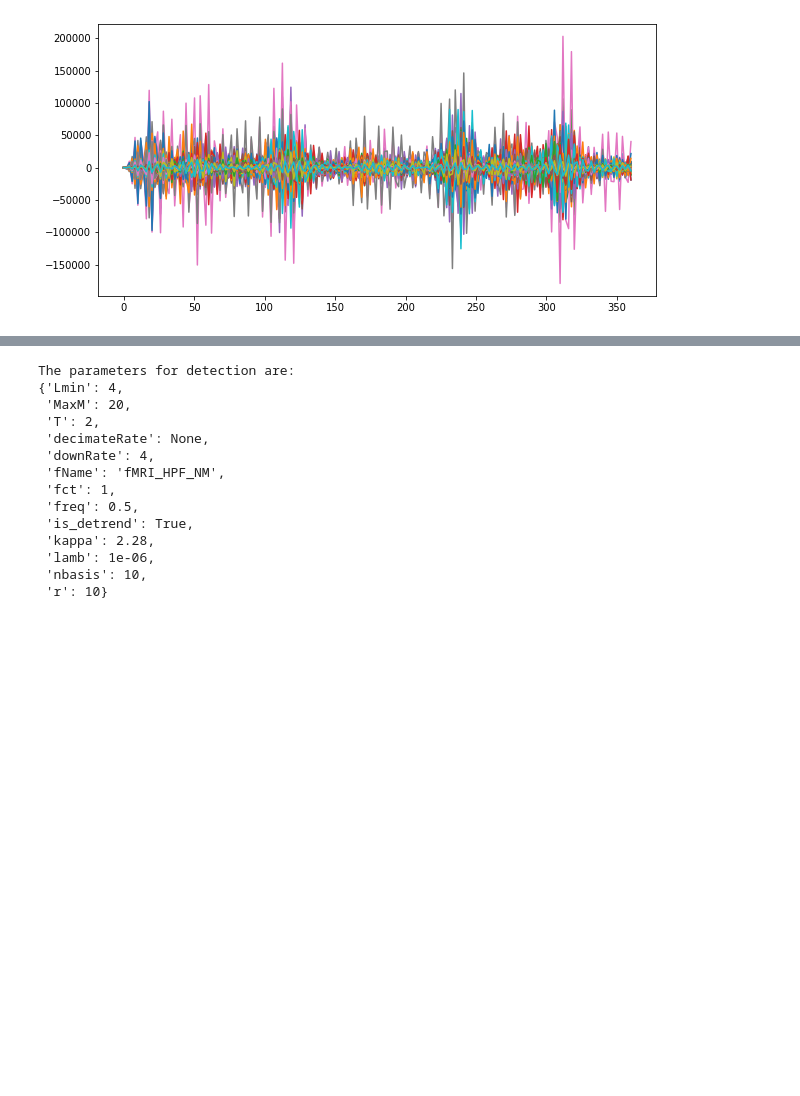
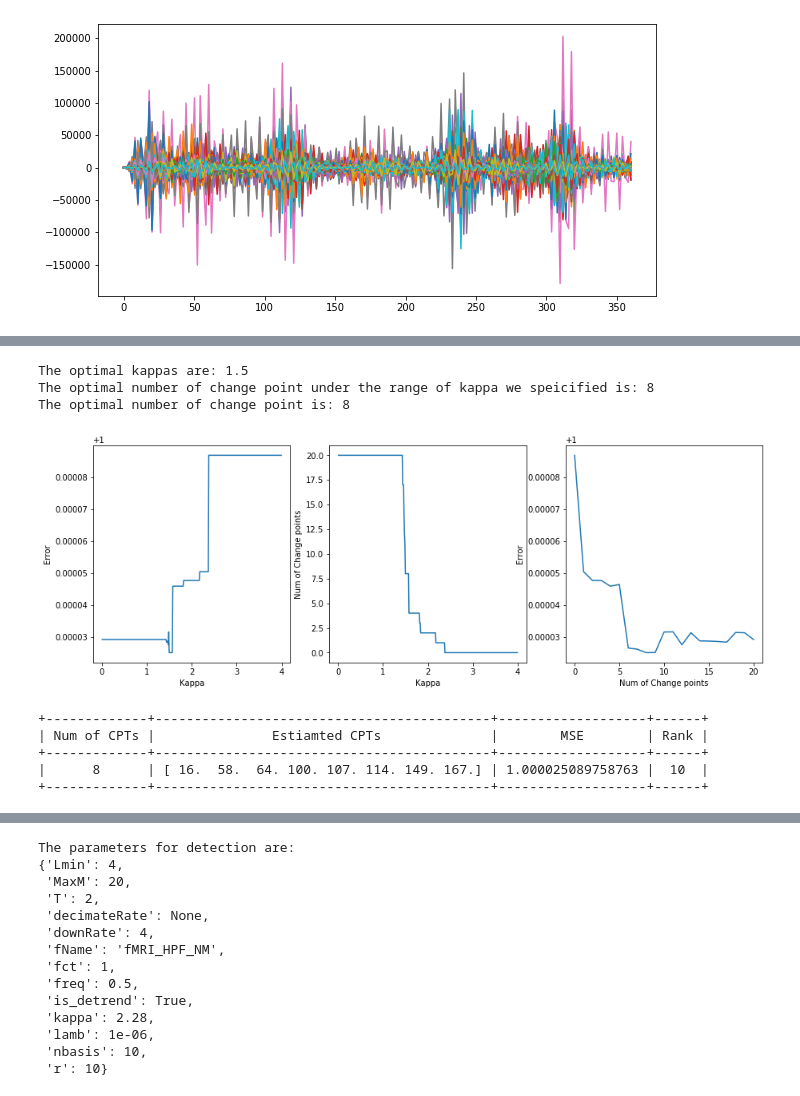
Before and after one commit to JINhuaqing/TVDN-simu, a Jupyter notebook: realdata/fMRIHPF0921.ipynb, the cells around one changed output, grey strips where cells are left out. Saved outputs shown, nothing was run; the diff lists cells and outputs as text; code cells hidden in the pictures; blank space fills up the shorter version.

```diff
--- a/realdata/fMRIHPF0921.ipynb
+++ b/realdata/fMRIHPF0921.ipynb
@@ -1090,0 +1176,9 @@ fMRIDet.PlotEcpts()
+# %%
+rIdx, kappaIdx = np.unravel_index(np.argmin(MSEs),MSEs.shape)
+optRank = ranks[rIdx]
+optKappa = kappas[kappaIdx]
+# %%
+fMRIDet = TVDNDetect1(Ymat=hpffMRI, ReconXmat=ReconXmatNewBspStep, numStep=1,
+                        saveDir=None, dataType="fMRI", Lmin=4, downRate=4, fct=1, T=2, MaxM=20,
+                        fName="fMRI_HPF", r=optRank, kappa=optKappa, freq=0.5, lamb=1e-3,
+                          decimateRate=None, is_detrend=True)
@@ -1090,0 +1226,12 @@ fMRIDet.PlotEcpts()
+# %%
+print("The optimal kappas are:", fMRIDet.optKappa)
+print("The optimal number of change point under the range of kappa we speicified is:", fMRIDet.optKappaOptNumChg)
+print("The optimal number of change point is:", fMRIDet.optNumChg)
+# %% [output]
+The optimal kappas are: 1.5
+The optimal number of change point under the range of kappa we speicified is: 8
+The optimal number of change point is: 8
+# %%
+fMRIDet.PlotKappaErrCurve()
+# %% [output]
+[figure, added]
@@ -1090,0 +1240,8 @@ fMRIDet.PlotEcpts()
+# %%
+print(fMRIDet)
+# %% [output]
++-------------+-------------------------------------------+-------------------+------+
+| Num of CPTs |               Estiamted CPTs              |        MSE        | Rank |
++-------------+-------------------------------------------+-------------------+------+
+|      8      | [ 16.  58.  64. 100. 107. 114. 149. 167.] | 1.000025089758763 |  10  |
++-------------+-------------------------------------------+-------------------+------+
```
Also changed, not shown: parts of 18 cells of this notebook.
